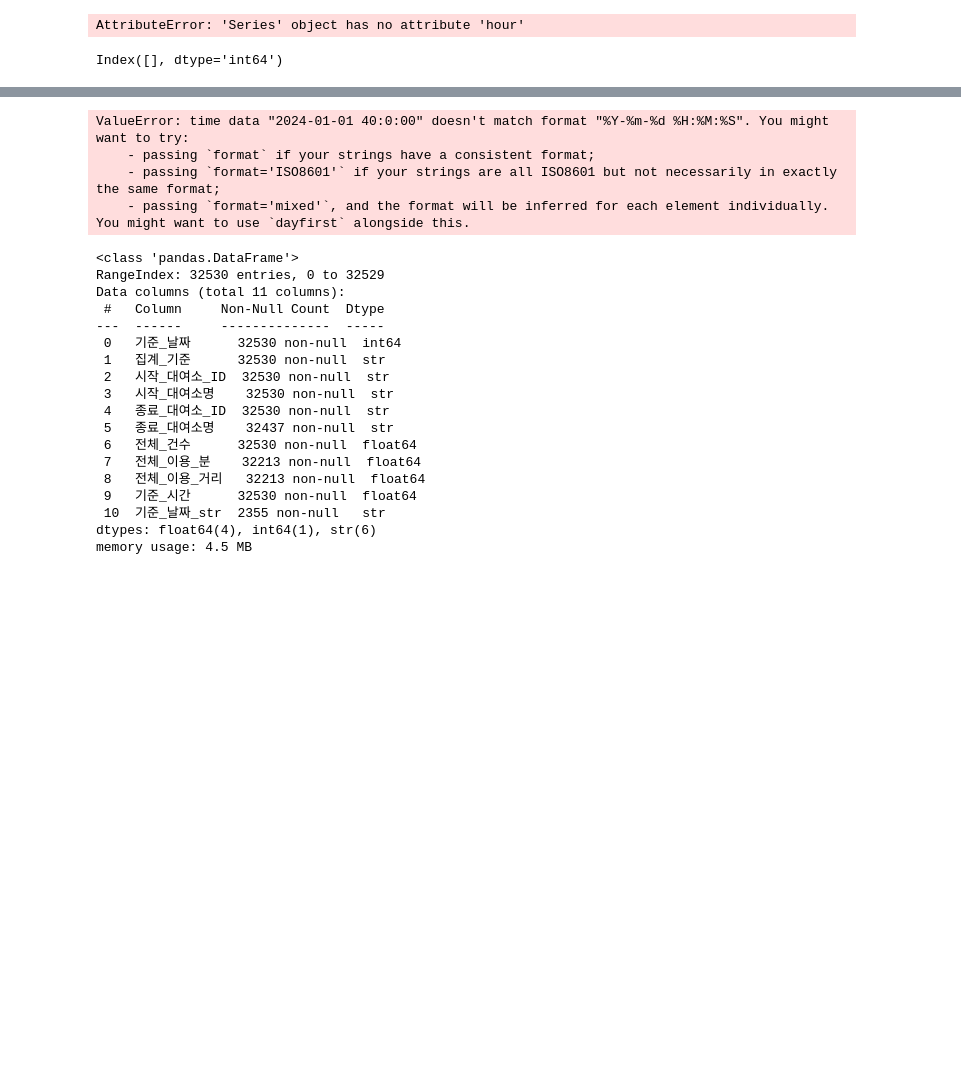
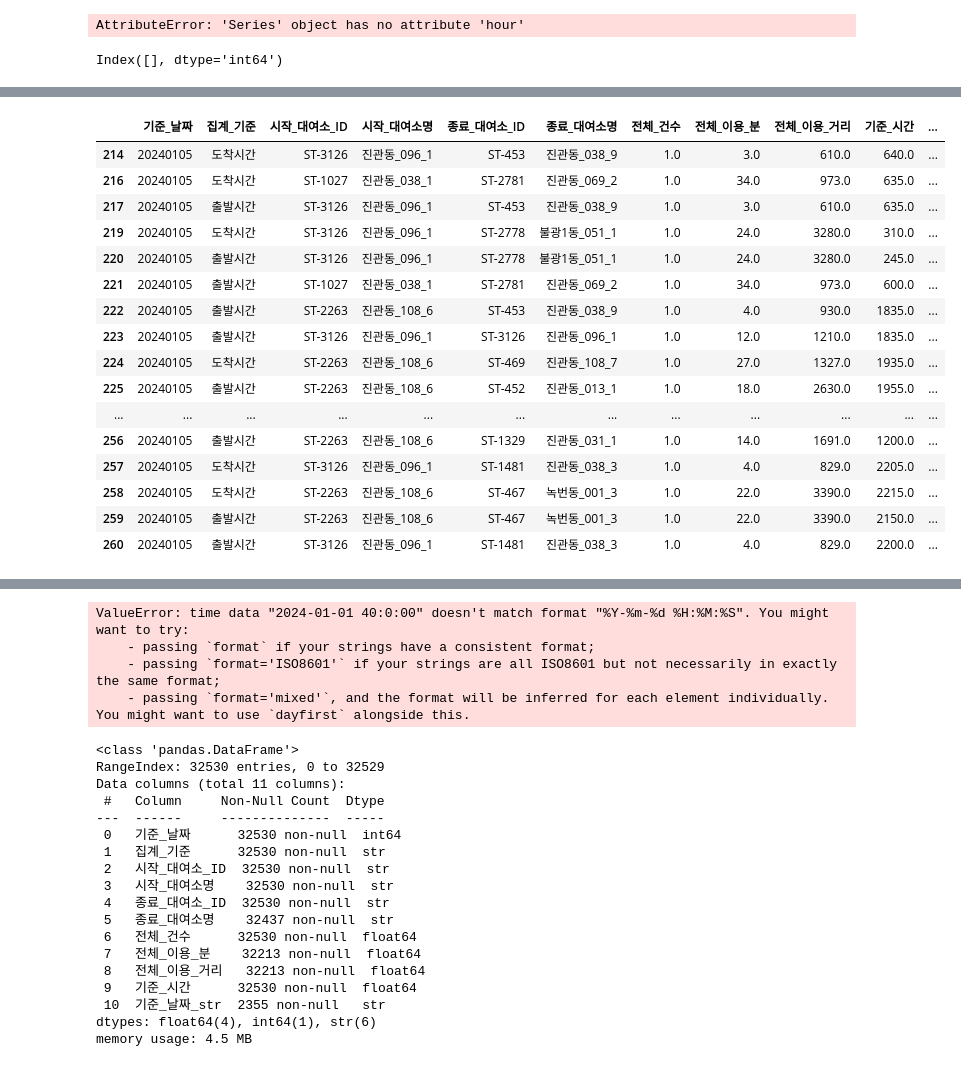
Before and after one commit to Hgracefield/EP_cycle_stations, a Jupyter notebook: Note/이광태/test.ipynb, the cells around one changed output, grey strips where cells are left out. Saved outputs shown, nothing was run; the diff lists cells and outputs as text; code cells hidden in the pictures; blank space fills up the shorter version.

```diff
--- a/Note/이광태/test.ipynb
+++ b/Note/이광태/test.ipynb
@@ -199,5 +199,5 @@ data_result.sort_values(
   by=['시작_대여소_ID','기준_날짜','hour']
 ).to_csv('../../Data/gtlee_data/sorted_data.csv',index=None)
 # %%
-# 작업중
-(data_result.시작_대여소_ID=='ST-3126') & (data_result.집계_기준 == '출발시간') & (data_result.)
+for index in data_result.index:
+  data_result.loc[index,'요일'] = data_result.loc[index,'datetime'].day_name()
@@ -251,2 +251,5 @@ data_result.loc[arr_index]
 # %%
-pd.to_datetime(data_result['날짜'])
+holiday = ['20240101', '20240209', '20240210', '20240211', '20240212',
+'20240301', '20240410', '20240505', '20240506', '20240515',
+'20240606', '20240815', '20240916', '20240917', '20240918',
+'20241003', '20241009', '20241225']
@@ -257,0 +256,19 @@ ValueError: time data "20240101 5::00" doesn't match format "%Y%m%d %H:%M:%S". Y
+# %%
+data_result.drop(
+  '휴일',
+  axis='columns',
+  inplace=True
+)
+# %%
+# 휴일 표시
+for index in data_result.index:
+  isHoliday = False
+  for d in holiday:
+    dd = pd.to_datetime(d)
+    if dd.month == data_result.loc[index,'datetime'].month and dd.day ==  data_result.loc[index,'datetime'].day :
+      isHoliday = True
+      break
+
+  data_result.loc[index,'휴일'] = isHoliday
+
+  # print(data_result.loc[index,'datetime'].month)
@@ -257,0 +296,20 @@ ValueError: time data "20240101 5::00" doesn't match format "%Y%m%d %H:%M:%S". Y
+# %%
+data_result[data_result.기준_날짜 == 20240105]
+# %% [output]
+|  | 기준_날짜 | 집계_기준 | 시작_대여소_ID | 시작_대여소명 | 종료_대여소_ID | 종료_대여소명 | 전체_건수 | 전체_이용_분 | 전체_이용_거리 | 기준_시간 | ... |
+| 214 | 20240105 | 도착시간 | ST-3126 | 진관동_096_1 | ST-453 | 진관동_038_9 | 1.0 | 3.0 | 610.0 | 640.0 | ... |
+| 216 | 20240105 | 도착시간 | ST-1027 | 진관동_038_1 | ST-2781 | 진관동_069_2 | 1.0 | 34.0 | 973.0 | 635.0 | ... |
+| 217 | 20240105 | 출발시간 | ST-3126 | 진관동_096_1 | ST-453 | 진관동_038_9 | 1.0 | 3.0 | 610.0 | 635.0 | ... |
+| 219 | 20240105 | 도착시간 | ST-3126 | 진관동_096_1 | ST-2778 | 불광1동_051_1 | 1.0 | 24.0 | 3280.0 | 310.0 | ... |
+| 220 | 20240105 | 출발시간 | ST-3126 | 진관동_096_1 | ST-2778 | 불광1동_051_1 | 1.0 | 24.0 | 3280.0 | 245.0 | ... |
+| 221 | 20240105 | 출발시간 | ST-1027 | 진관동_038_1 | ST-2781 | 진관동_069_2 | 1.0 | 34.0 | 973.0 | 600.0 | ... |
+| 222 | 20240105 | 출발시간 | ST-2263 | 진관동_108_6 | ST-453 | 진관동_038_9 | 1.0 | 4.0 | 930.0 | 1835.0 | ... |
+| 223 | 20240105 | 출발시간 | ST-3126 | 진관동_096_1 | ST-3126 | 진관동_096_1 | 1.0 | 12.0 | 1210.0 | 1835.0 | ... |
+| 224 | 20240105 | 도착시간 | ST-2263 | 진관동_108_6 | ST-469 | 진관동_108_7 | 1.0 | 27.0 | 1327.0 | 1935.0 | ... |
+| 225 | 20240105 | 출발시간 | ST-2263 | 진관동_108_6 | ST-452 | 진관동_013_1 | 1.0 | 18.0 | 2630.0 | 1955.0 | ... |
+| ... | ... | ... | ... | ... | ... | ... | ... | ... | ... | ... | ... |
+| 256 | 20240105 | 출발시간 | ST-2263 | 진관동_108_6 | ST-1329 | 진관동_031_1 | 1.0 | 14.0 | 1691.0 | 1200.0 | ... |
+| 257 | 20240105 | 도착시간 | ST-3126 | 진관동_096_1 | ST-1481 | 진관동_038_3 | 1.0 | 4.0 | 829.0 | 2205.0 | ... |
+| 258 | 20240105 | 도착시간 | ST-2263 | 진관동_108_6 | ST-467 | 녹번동_001_3 | 1.0 | 22.0 | 3390.0 | 2215.0 | ... |
+| 259 | 20240105 | 출발시간 | ST-2263 | 진관동_108_6 | ST-467 | 녹번동_001_3 | 1.0 | 22.0 | 3390.0 | 2150.0 | ... |
+| 260 | 20240105 | 출발시간 | ST-3126 | 진관동_096_1 | ST-1481 | 진관동_038_3 | 1.0 | 4.0 | 829.0 | 2200.0 | ... |
```
Also changed, not shown: parts of 8 cells of this notebook.
